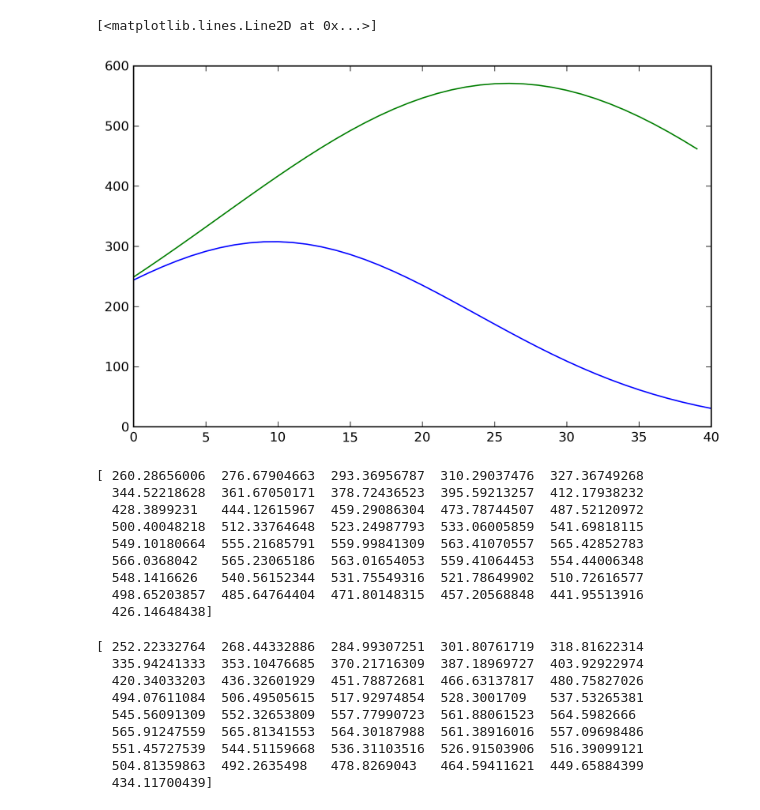
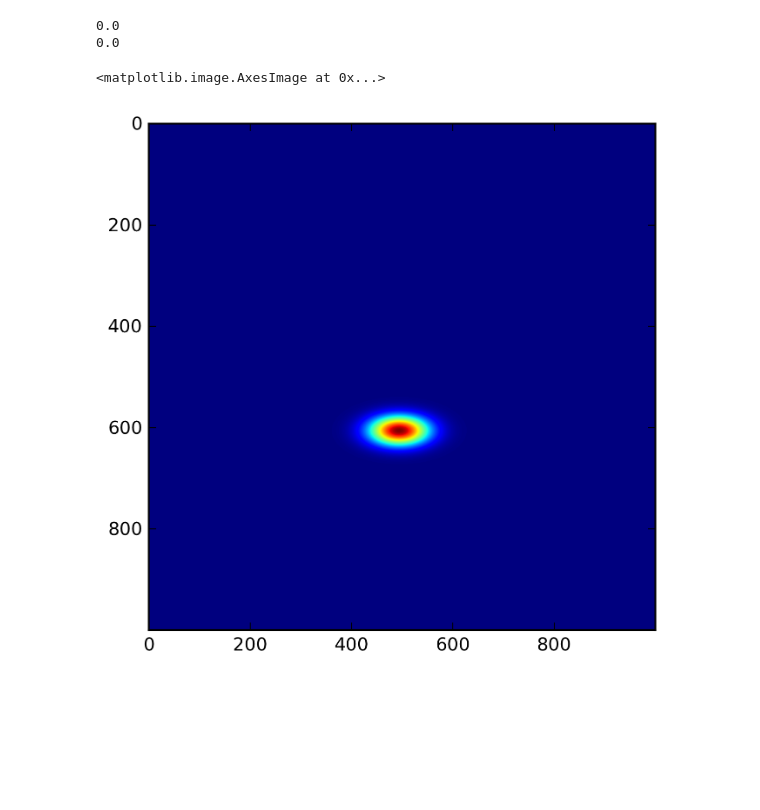
Before and after one commit to blanton144/dimage, a Jupyter notebook: ipynb/interpolate_tests.ipynb, the cells around one changed output. Cells and saved outputs as stored; diff of their text form; code cells hidden in the pictures; blank space fills up the shorter version.

```diff
--- a/ipynb/interpolate_tests.ipynb
+++ b/ipynb/interpolate_tests.ipynb
@@ -18,7 +18,7 @@ sgauss= 20.
 amp= 30000.
 ximage= np.outer(np.arange(nx, dtype=np.float32), np.ones(ny, dtype=np.float32))
 yimage= np.outer(np.ones(nx, dtype=np.float32), np.arange(ny, dtype=np.float32))
-r2image= (ximage-xgauss)**2+(yimage-ygauss)**2
+r2image= (ximage-xgauss)**2+((yimage-ygauss)/2.)**2
 gauss_image= amp*np.exp(-0.5*r2image/sgauss**2)/(np.sqrt(2.*np.pi)*sgauss)
 mean_image= mean_image + gauss_image
 # %%
@@ -27,35 +27,16 @@ dimage.dshift(new_image, 0.5, 0.0)
 # %%
-x=np.arange(41)+479.5
-y=np.arange(41)+500.
+x=np.outer(np.arange(nx), np.ones(ny))-100.5
+y=np.outer(np.ones(nx), np.arange(ny))
 # %%
-samples= dimage.dresample(mean_image, x, y)
+new_image2=dimage.dresample(mean_image, x.flatten(),y.flatten(), kernel='lanczos').reshape(nx,ny)
-# %%
-plt.plot(samples)
-plt.plot(new_image[480:520, 500]+5.)
-# %% [output]
-[<matplotlib.lines.Line2D at 0x...>]
-[figure, removed]
-# %%
-print samples
-# %% [output]
-[ 260.28656006  276.67904663  293.36956787  310.29037476  327.36749268
-  344.52218628  361.67050171  378.72436523  395.59213257  412.17938232
-  428.3899231   444.12615967  459.29086304  473.78744507  487.52120972
-  500.40048218  512.33764648  523.24987793  533.06005859  541.69818115
-  549.10180664  555.21685791  559.99841309  563.41070557  565.42852783
-  566.0368042   565.23065186  563.01654053  559.41064453  554.44006348
-  548.1416626   540.56152344  531.75549316  521.78649902  510.72616577
-  498.65203857  485.64764404  471.80148315  457.20568848  441.95513916
-  426.14648438]
-# %%
-print mean_image[480:521, 500]
-# %% [output]
-[ 252.22332764  268.44332886  284.99307251  301.80761719  318.81622314
-  335.94241333  353.10476685  370.21716309  387.18969727  403.92922974
-  420.34033203  436.32601929  451.78872681  466.63137817  480.75827026
-  494.07611084  506.49505615  517.92974854  528.3001709   537.53265381
-  545.56091309  552.32653809  557.77990723  561.88061523  564.5982666
-  565.91247559  565.81341553  564.30187988  561.38916016  557.09698486
-  551.45727539  544.51159668  536.31103516  526.91503906  516.39099121
-  504.81359863  492.2635498   478.8269043   464.59411621  449.65884399
-  434.11700439]
+# %%
+print (new_image2-new_image).max()
+print (new_image2-new_image).min()
+# %% [output]
+0.0
+0.0
+# %%
+plt.imshow(new_image2)
+# %% [output]
+<matplotlib.image.AxesImage at 0x...>
+[figure, added]
```
Also changed, not shown: parts of 1 cell of this notebook, 4 other files.
